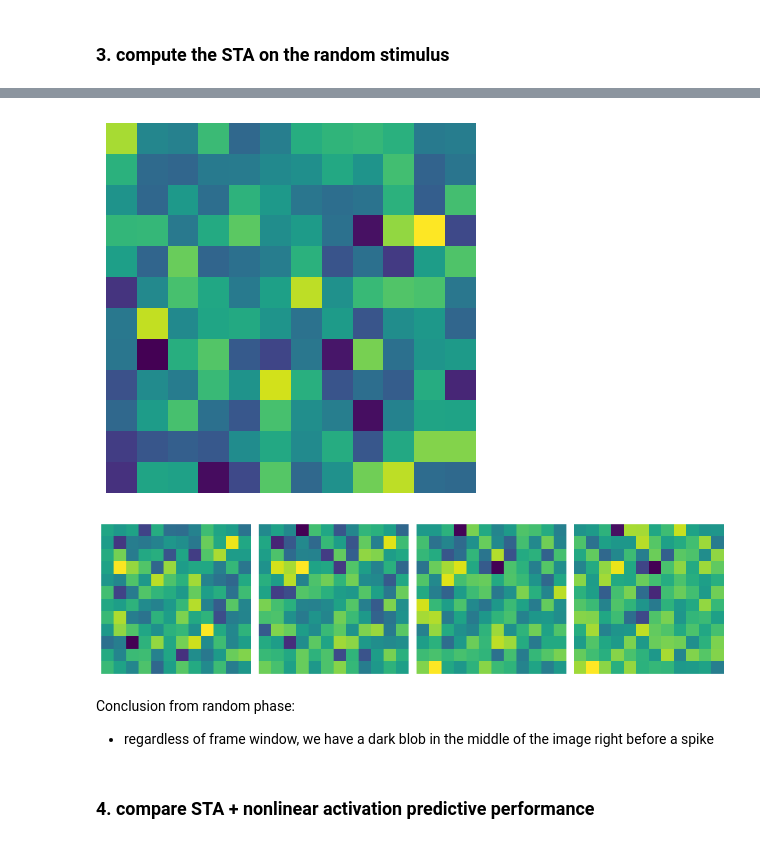
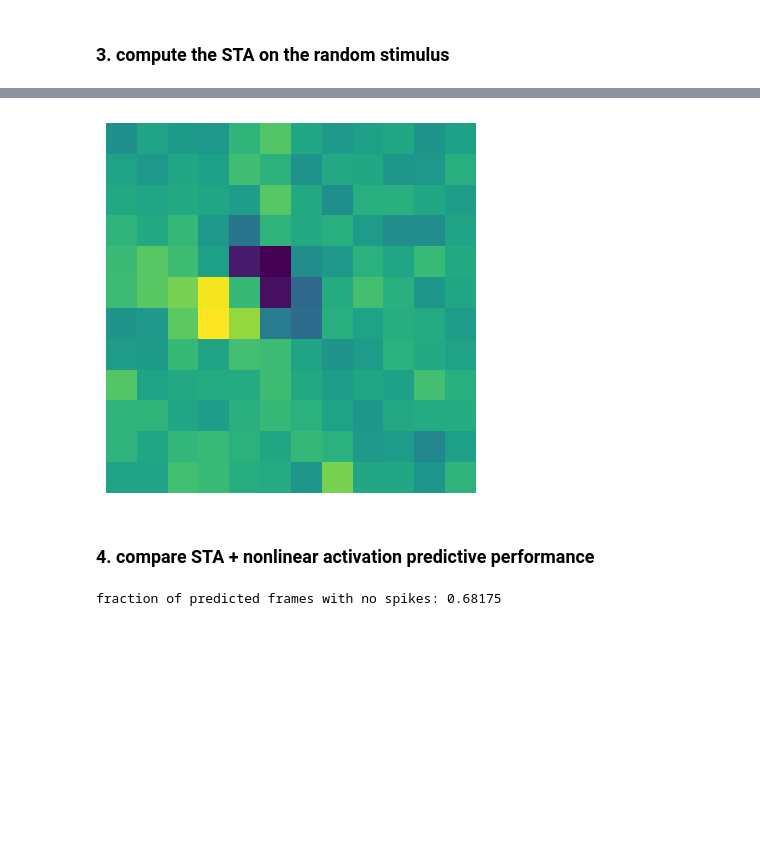
Before and after one commit to alessandrodipiano/neural_encoding, a Jupyter notebook: 2d_clean.ipynb, the cells around one changed output, grey strips where cells are left out. Saved outputs shown, nothing was run; the diff lists cells and outputs as text; code cells hidden in the pictures; blank space fills up the shorter version.

Commit message:
final code of the 2D stimulus section

```diff
--- a/2d_clean.ipynb
+++ b/2d_clean.ipynb
@@ -183,21 +183,23 @@ response file paths: crcns-pvc2/2D_noise_natural/Spike_and_Log_Files/040812.A.c0
 # %%
 # load data from files
 
-response_path = r"crcns-pvc2/2D_noise_natural/Spike_and_Log_Files/040812.A.c01/040812.A.c01gwhitenednatural_B1.sa0"
+response_path = r"crcns-pvc2/2D_noise_natural/Spike_and_Log_Files/040812.A.c01/040812.A.c01ewhitenednatural_B1.sa0"
 spike_times = np.fromfile(response_path, dtype="<i4", offset=828) # <i4 == int32
 
-# stimulus filename taken from from log file
+# stimulus filename taken from log file
 stimulus_path = r'crcns-pvc2/2D_noise_natural/Stimulus_Files/WhitenedNatural_B1_25hz.mat'
 # stimulus_data will be a python dictionary
 stimulus_data = sio.loadmat(stimulus_path)
 images = stimulus_data['mov']
 frame_count = images.shape[2] # number of frames
 images = np.transpose(images, (2, 0, 1)) # new axis: frame_number, x, y
-images = images - images.mean(axis=0)
+
+# normalize the stimulus
+images = (images - images.mean(axis=0)) / images.std()
 # %%
 # define parameters related to the display of stimulus
 effective_frame_rate = 23.897547 # the effective refresh rate from .log file,
-movie_duration = frame_count // effective_frame_rate * 10000 # unit of 0.1ms
+movie_duration = frame_count / effective_frame_rate * 10000 # unit of 0.1ms
 frame_duration = 1 / effective_frame_rate
 print(f"movie duration: {movie_duration} x 10**-4 s")
 print(f"frame duration: {frame_duration} s")
@@ -221,3 +223,14 @@ fraction of frames when no spike occurred: 0.7345833333333334
 Check for errors in data:
 no. of negative spike times: 0
 no. of duplicated spikes: 0
+# %%
+# compute the firing rate when binning by frame
+
+t, r, counts = gaussian_rate_convolution(spike_times/10000, 0, movie_duration/10000, frame_duration, 2)
+new_t = np.arange(24000)
+plt.plot(r)
+plt.xlabel("frame number")
+plt.title("Firing rate per frame")
+
+mean_r = r.mean()
+plt.axhline(mean_r, linestyle="--")
@@ -229,14 +245,14 @@ def get_sta(frame_window:int):
     #initialize the returen array
     sta = np.zeros((frame_window, 12, 12))
 
-    counts = spike_counts[frame_window-1:]
+    counts = spike_counts[frame_window:]
     for i, count in enumerate(counts):
         # weigh each stimulus slice by its number of spikes
         if count > 0: sta += count * images[i: (i+frame_window)]
 
     return sta / counts.sum()
 
-#compare to the average sequence
+# average sequence for comparison
 def mean_sequence(frame_window:int):
     '''computes the average n-frame sub-sequence of the stimulus'''
     ret = np.zeros((frame_window, 12, 12))
@@ -271,18 +287,13 @@ def plot_seq(seq):
         plt.imshow(seq[0])
         plt.axis('off')
 # %%
-sta8 = get_sta(1)
+sta = get_sta(1)
 #display_seq(sta8)
-avg = mean_sequence(4)
+avg = mean_sequence(1)
 #display_seq(avg)
-plot_seq(sta8)
-plot_seq(avg)
+plot_seq(sta)
+#plot_seq(avg)
 # %% [output]
-[figure, old version]
+[figure, new version]
-[figure, removed]
-# %% [markdown]
-Conclusion from random phase:
-
-- regardless of frame window, we have a dark blob in the middle of the image right before a spike
 # %% [markdown]
 ### 4. compare STA + nonlinear activation predictive performance
@@ -306,14 +314,12 @@ def get_g(sta_kernel):
 
     return g / g.std()
 # %%
-g = get_g(sta8)
+g = get_g(sta)
 # ReLU-like activation for g
-# force more sparsity: g is negative about half the time, but frames with no spikes constitute 85%
-# choose a threshold s.t. g will be non-zero at similar rates
+# tune the threshold to achieve
 g_relu = g.copy()
 g_relu[g_relu<0.42] = 0
-g_relu = g_relu / g_relu.max() * spike_counts.max() / 2 # rescale for plotting
-
-# sigmoid activation for g
-#g_sig = g.copy()
-#g_sig = 1 / (1 + np.exp(g_sig))
+print(f"fraction of predicted frames with no spikes: {(g_relu==0).sum() / g.shape[0]}")
+#g_relu = g_relu / g_relu.max() * spike_counts.max() / 2 # rescale for plotting
+# %% [output]
+fraction of predicted frames with no spikes: 0.68175
```
Also changed, not shown: parts of 21 cells of this notebook.
